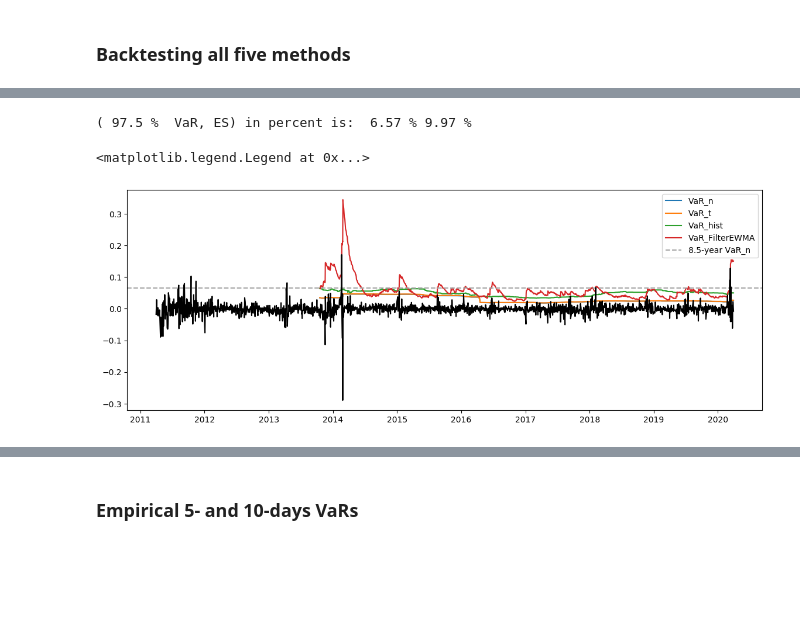
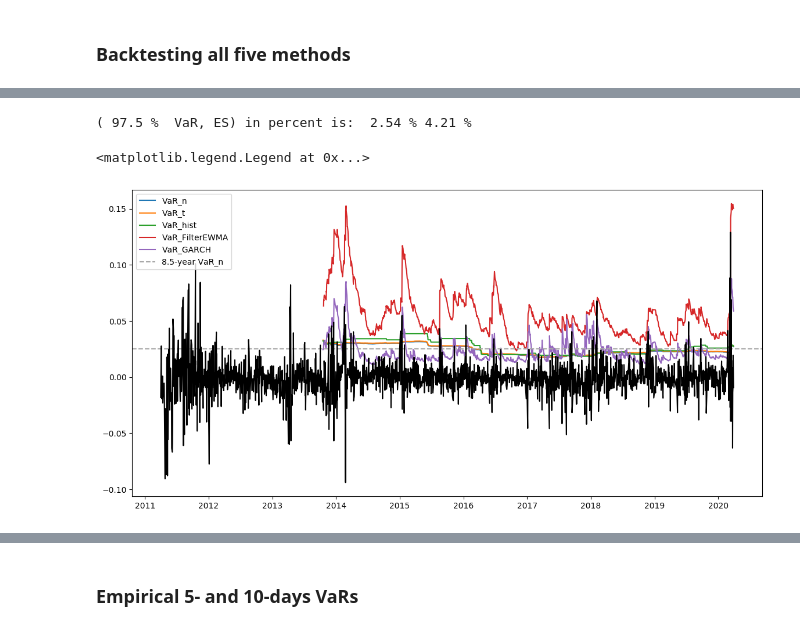
Before and after one commit to AnnaMariaAngelova/QRM2020, a Jupyter notebook: QRM_v02.ipynb, the cells around one changed output, grey strips where cells are left out. Cells and saved outputs as stored; diff of their text form; code cells hidden in the pictures; blank space fills up the shorter version.

Commit message:
fixed garch and exclude outliers

```diff
--- a/QRM_v02.ipynb
+++ b/QRM_v02.ipynb
@@ -1458,13 +1463,13 @@ def fnVaR_n(dfData, weights, alpha, lookback, percent, initial_investment):
 # %%
 # Set an initial investment level
 initial_investment = 1000000
-lookback = 2111
-
+lookback = 2108
+''' All time period'''
 
 weights = np.array([[0.2, 0.2, 0.2, 0.2, 0.2, 0.2, 0.2]])
 
 
-fnVaR_n(df_prices, weights, 0.025, lookback, [True, 0.975], initial_investment)
+fnVaR_n(df_prices, weights, 0.025, 2108, [True, 0.975], initial_investment)
 fnVaR_n(df_prices, weights, 0.025, lookback, [False, 0.975], initial_investment)
 fnVaR_n(df_prices, weights, 0.01, lookback, [True, 0.99], initial_investment)
 fnVaR_n(df_prices, weights, 0.01, lookback, [False, 0.99], initial_investment)
@@ -2014,10 +2154,10 @@ df_prices
 # %%
 for name, df in zip(df_name, df_list):
     print(name)
-    fnVaR_FilterEWMA(df, weights2, 0.94, 0.025, 2, [True, 0.975], initial_investment)
-    fnVaR_FilterEWMA(df, weights2, 0.94, 0.025, 2, [False, 0.975], initial_investment)
-    fnVaR_FilterEWMA(df, weights2, 0.94, 0.01, 2, [True, 0.99], initial_investment)
-    fnVaR_FilterEWMA(df, weights2, 0.94, 0.01, 2, [False, 0.99], initial_investment)
+    fnVaR_FilterEWMA(df, weights2, 0.94, 0.025, lookback, [True, 0.975], initial_investment)
+    fnVaR_FilterEWMA(df, weights2, 0.94, 0.025, lookback, [False, 0.975], initial_investment)
+    fnVaR_FilterEWMA(df, weights2, 0.94, 0.01, lookback, [True, 0.99], initial_investment)
+    fnVaR_FilterEWMA(df, weights2, 0.94, 0.01, lookback, [False, 0.99], initial_investment)
 # %% [output]
 df_prices_plus20
 IndexError: index 101 is out of bounds for axis 0 with size 101
@@ -2242,5 +2476,5 @@ df_prices
 # %%
-def fnRollingVaR(dfData,weights, weights2,alpha, lookback, sm_const, df,percent=[True,0.975]):
+def fnRollingVaR(dfData,weights, weights2,alpha, lookback, sm_const, df,percent=[True,0.975],para = None,Varaicnes=None, rec = True):
     '''
     purpose:
         calculate VaR with a rolling window
@@ -2261,6 +2495,8 @@ def fnRollingVaR(dfData,weights, weights2,alpha, lookback, sm_const, df,percent=
     dfVaR.columns= ["VaR_n", "ES_n", "VaR_t", "ES_t", "VaR_hist", "ES_hist",\
                     "VaR_FilterEWMA","ES_FilterEWMA","VaR_GARCH","ES_GARCH"]
     # VaR and ES for 1 year lookback
+    paras = []
+    vVariances = []
     for i in range(N):
         # calculate rolling window
         DataTemp= dfData.iloc[0+i:windowsize+i,:]
@@ -2270,7 +2506,15 @@ def fnRollingVaR(dfData,weights, weights2,alpha, lookback, sm_const, df,percent=
         dfVaR.iloc[i,2], dfVaR.iloc[i,3]= fnVaR_t(DataTemp, weights,lookback,df, alpha, percent,initial_investment)
         dfVaR.iloc[i,4], dfVaR.iloc[i,5]= fnVaR_hist(DataTemp, weights, alpha, lookback, percent,initial_investment)
         dfVaR.iloc[i,6], dfVaR.iloc[i,7]= fnVaR_FilterEWMA(DataTemp, weights2,sm_const, alpha, lookback, percent,initial_investment)
-        #dfVaR.iloc[i,8], dfVaR.iloc[i,9]= fnVaR_GARCH(DataTemp, weightss, alpha, lookback, percent,initial_investment)
+        if i%250==0:
+            garch = fnVaR_GARCH(DataTemp, weights, alpha, lookback, percent,initial_investment,para=None,Variances=None,rec=True)
+            dfVaR.iloc[i,8], dfVaR.iloc[i,9]= garch[0],garch[1]
+            paras.append(garch[2])
+            vVariances.append(garch[3])
+        else:
+            garch = fnVaR_GARCH(DataTemp, weights, alpha, lookback, percent,initial_investment,para=paras[i//250],Variances = vVariances[i-1],rec=False)
+            dfVaR.iloc[i,8], dfVaR.iloc[i,9]= garch[0],garch[1]
+            vVariances.append(garch[3])
 
     return dfVaR
 # %%
@@ -2526,3 +2778,4 @@ plt.show()
 # %%
-df2 = fnRollingVaR(df_prices, df_prices2,weights, 0.025, 500, 0.94, 5,percent=[True,0.975])
+df2 = fnRollingVaR(df_prices,weights, weights2, 0.025, 500, 0.94, 5, percent=[True, 0.975],para=None,rec=True)
+df2.to_csv("01_Data/df_975.csv", index_label= "Date")
 # %% [output]
@@ -2568,19 +2820,19 @@ DF= 5
 # %%
 from pandas.plotting import register_matplotlib_converters
 register_matplotlib_converters()
-lLegend= list(df2.columns[0:-2:2])
+lLegend= list(df2.columns[0::2])
 lLegend.append("8.5-year VaR_n")
-ten_year_normal = fnVaR_n(df_prices, weights, 0.025, 8, [True, 0.975], initial_investment)[0]
+ten_year_normal = fnVaR_n(df_prices, weights, 0.025,1508, [True, 0.975], initial_investment)[0]
 
-plt.figure(figsize=(14,5),dpi=100)
-plt.plot_date(df2.index, df2.iloc[:,0:-2:2], linestyle="-", markersize= 0)
+plt.figure(figsize=(14,7),dpi=100)
+plt.plot_date(df2.index, df2.iloc[:,0::2], linestyle="-", markersize= 0)
 plt.axhline(ten_year_normal, color= '#A9A9A9', linestyle= "--")
 plt.plot_date(df_prices.index, -df_prices['portfolio_return'], linestyle="-", markersize= 0, color= 'k')
-plt.legend(lLegend)
+plt.legend(lLegend,loc='upper left')
 # %% [output]
-( 97.5 %  VaR, ES) in percent is:  6.57 % 9.97 %
+( 97.5 %  VaR, ES) in percent is:  2.54 % 4.21 %
 <matplotlib.legend.Legend at 0x...>
-[figure, old version]
+[figure, new version]
 # %%
 
 df2VaR = df2
```
Also changed, not shown: parts of 88 cells of this notebook.
